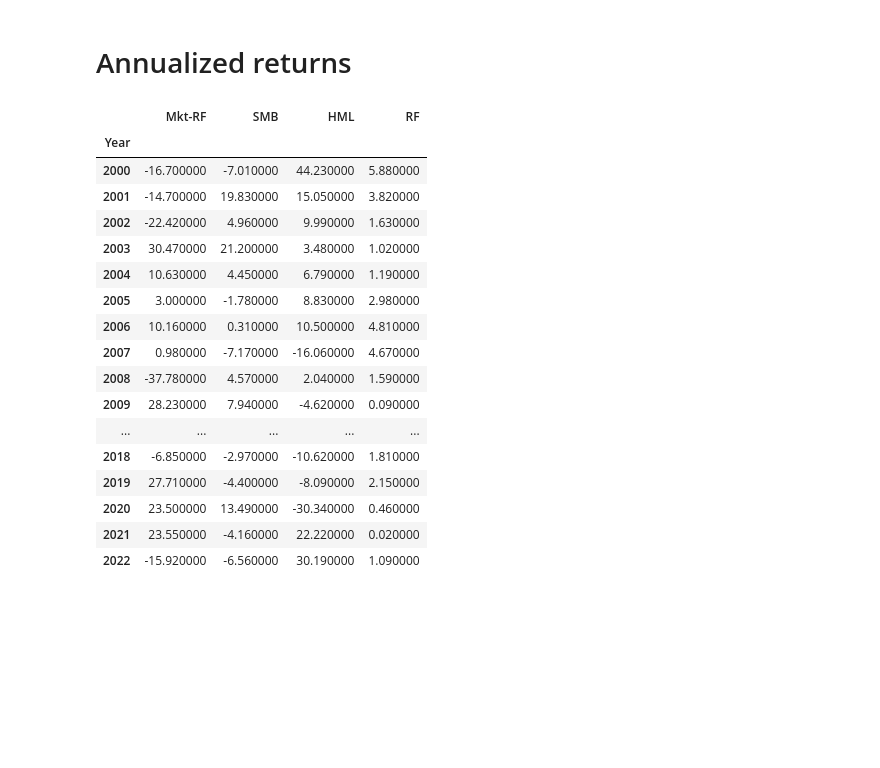
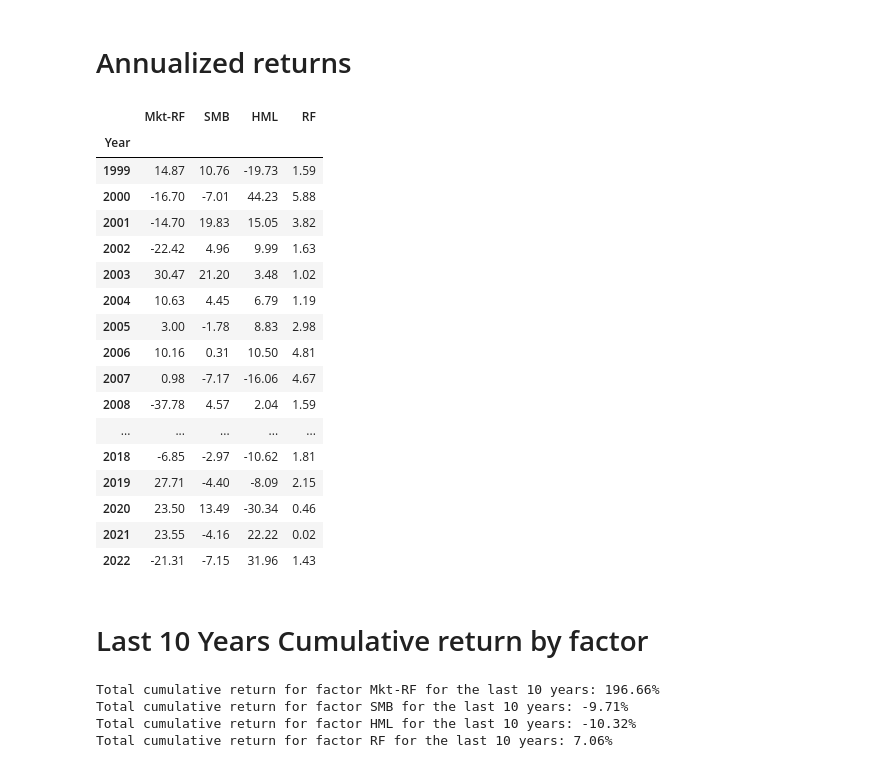
Before and after one commit to zxcxyz/famafrench-explore, a Jupyter notebook: main.ipynb, the cells around one changed output. Drawn from its saved outputs; the diff is of its cells as text; code cells hidden in the pictures; blank space fills up the shorter version.

Commit message:
Add last 10 year cumulative returns by factor, pull latest data

```diff
--- a/main.ipynb
+++ b/main.ipynb
@@ -59,43 +59,58 @@ show(p)
 # %%
 import pandas as pd
 from datetime import datetime
 
 dateparse = lambda x: datetime.strptime(x,'%Y%m')
 
 df = pd.read_csv('data/F-F_Research_Data_Factors.CSV', names=['Year', 'Mkt-RF', 'SMB', 'HML', 'RF'], skiprows=882,
                 index_col=0, parse_dates=True, date_parser=dateparse)
 
 
 def calculate_annual_return(year):
     annual_return = 1
     for month in year.index:
         annual_return = annual_return * (1 + year[month]/100)
 
-    return annual_return - 1
+    return round((annual_return - 1) * 100, 2)
 
-df = df.resample("Y").apply(calculate_annual_return).multiply(100)
+df = df.resample("Y").apply(calculate_annual_return)
 
 df.index = df.index.strftime('%Y')
 
-
-df = df.round(2)
-df.style
+display(df)
 # %% [output]
 |  | Mkt-RF | SMB | HML | RF |
 | Year |  |  |  |  |
-| 2000 | -16.700000 | -7.010000 | 44.230000 | 5.880000 |
-| 2001 | -14.700000 | 19.830000 | 15.050000 | 3.820000 |
-| 2002 | -22.420000 | 4.960000 | 9.990000 | 1.630000 |
-| 2003 | 30.470000 | 21.200000 | 3.480000 | 1.020000 |
-| 2004 | 10.630000 | 4.450000 | 6.790000 | 1.190000 |
-| 2005 | 3.000000 | -1.780000 | 8.830000 | 2.980000 |
-| 2006 | 10.160000 | 0.310000 | 10.500000 | 4.810000 |
-| 2007 | 0.980000 | -7.170000 | -16.060000 | 4.670000 |
-| 2008 | -37.780000 | 4.570000 | 2.040000 | 1.590000 |
-| 2009 | 28.230000 | 7.940000 | -4.620000 | 0.090000 |
+| 1999 | 14.87 | 10.76 | -19.73 | 1.59 |
+| 2000 | -16.70 | -7.01 | 44.23 | 5.88 |
+| 2001 | -14.70 | 19.83 | 15.05 | 3.82 |
+| 2002 | -22.42 | 4.96 | 9.99 | 1.63 |
+| 2003 | 30.47 | 21.20 | 3.48 | 1.02 |
+| 2004 | 10.63 | 4.45 | 6.79 | 1.19 |
+| 2005 | 3.00 | -1.78 | 8.83 | 2.98 |
+| 2006 | 10.16 | 0.31 | 10.50 | 4.81 |
+| 2007 | 0.98 | -7.17 | -16.06 | 4.67 |
+| 2008 | -37.78 | 4.57 | 2.04 | 1.59 |
 | ... | ... | ... | ... | ... |
-| 2018 | -6.850000 | -2.970000 | -10.620000 | 1.810000 |
-| 2019 | 27.710000 | -4.400000 | -8.090000 | 2.150000 |
-| 2020 | 23.500000 | 13.490000 | -30.340000 | 0.460000 |
-| 2021 | 23.550000 | -4.160000 | 22.220000 | 0.020000 |
-| 2022 | -15.920000 | -6.560000 | 30.190000 | 1.090000 |
+| 2018 | -6.85 | -2.97 | -10.62 | 1.81 |
+| 2019 | 27.71 | -4.40 | -8.09 | 2.15 |
+| 2020 | 23.50 | 13.49 | -30.34 | 0.46 |
+| 2021 | 23.55 | -4.16 | 22.22 | 0.02 |
+| 2022 | -21.31 | -7.15 | 31.96 | 1.43 |
+# %% [markdown]
+# Last 10 Years Cumulative return by factor
+# %%
+last_10_df = df[-10:]
+
+for factor in ['Mkt-RF', 'SMB', 'HML', 'RF']:
+    total_returns = 1
+    for year in last_10_df[factor]:
+        total_returns = total_returns * (1 + year/100)
+
+    total_returns = round((total_returns - 1) * 100, 2)
+    print(f"Total cumulative return for factor {factor} for the last 10 years: {total_returns}%")
+# %% [output]
+Total cumulative return for factor Mkt-RF for the last 10 years: 196.66%
+Total cumulative return for factor SMB for the last 10 years: -9.71%
+Total cumulative return for factor HML for the last 10 years: -10.32%
+Total cumulative return for factor RF for the last 10 years: 7.06%
```
Also changed, not shown: parts of 1 cell of this notebook, 3 other files.
